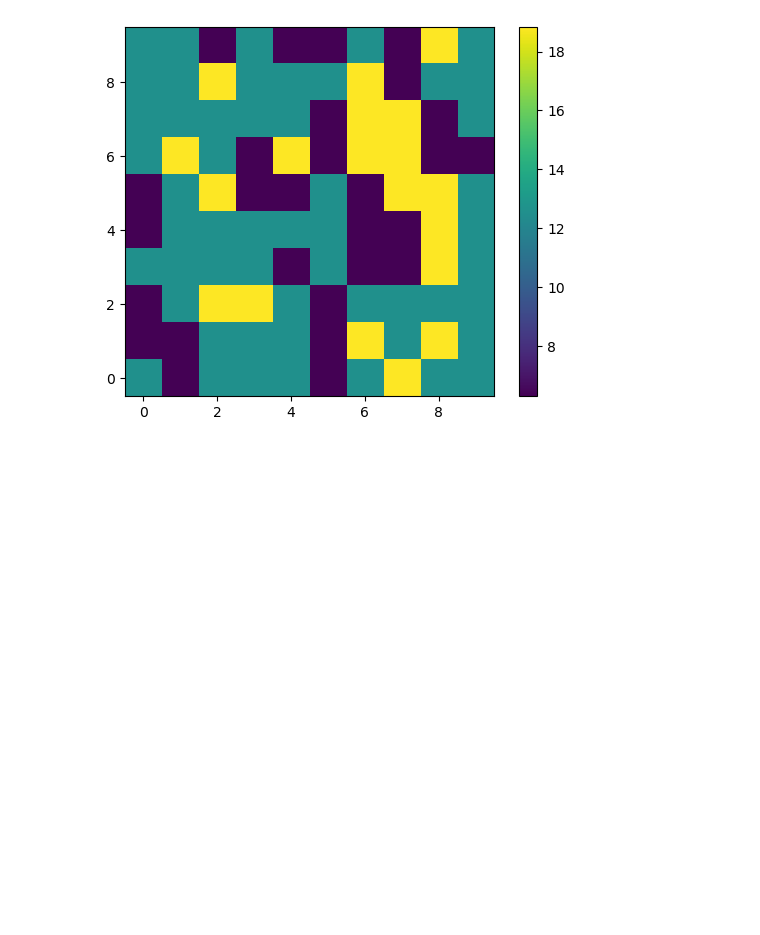
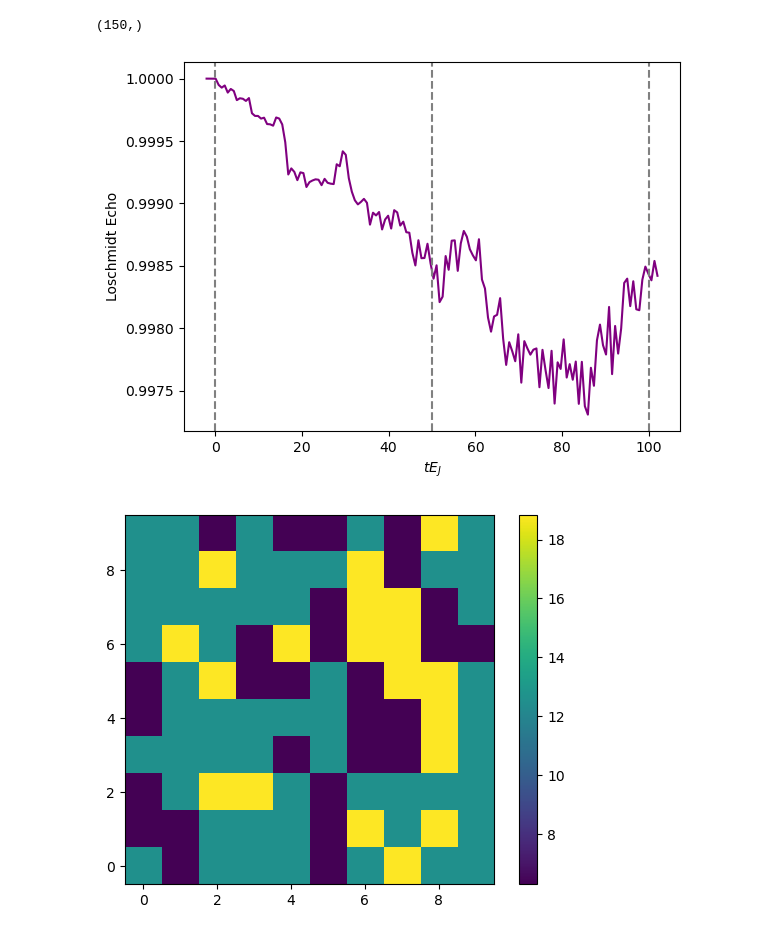
Before and after one commit to j-curtis/QMC_XY_rotor, a Jupyter notebook: testing.ipynb, the cells around one changed output. Saved outputs shown, nothing was run; the diff lists cells and outputs as text; code cells hidden in the pictures; blank space fills up the shorter version.

```diff
--- a/testing.ipynb
+++ b/testing.ipynb
@@ -98,3 +79,18 @@ for i in ts:
+# %%
+Loschmidt_echo = np.prod(sit.xymodel.overlap(hahn_echo_p.wf,hahn_echo_m.wf),axis=(0,1))
+Loschmidt_echo.shape
+# %% [output]
+(150,)
+# %%
+plt.plot(sample_times,np.abs(Loschmidt_echo),color='purple')
+plt.xlabel(r'$tE_J$')
+plt.ylabel(r'Loschmidt Echo')
+plt.axvline(echo_times[0],linestyle='dashed',color='gray')
+plt.axvline(echo_times[1],linestyle='dashed',color='gray')
+plt.axvline(echo_times[2],linestyle='dashed',color='gray')
+plt.show()
+# %% [output]
+[figure, added]
 # %%
 import QMC_square as qmc
 import SITSpinOneMFT as sit
```
Also changed, not shown: parts of 13 cells of this notebook, 1 other file.
